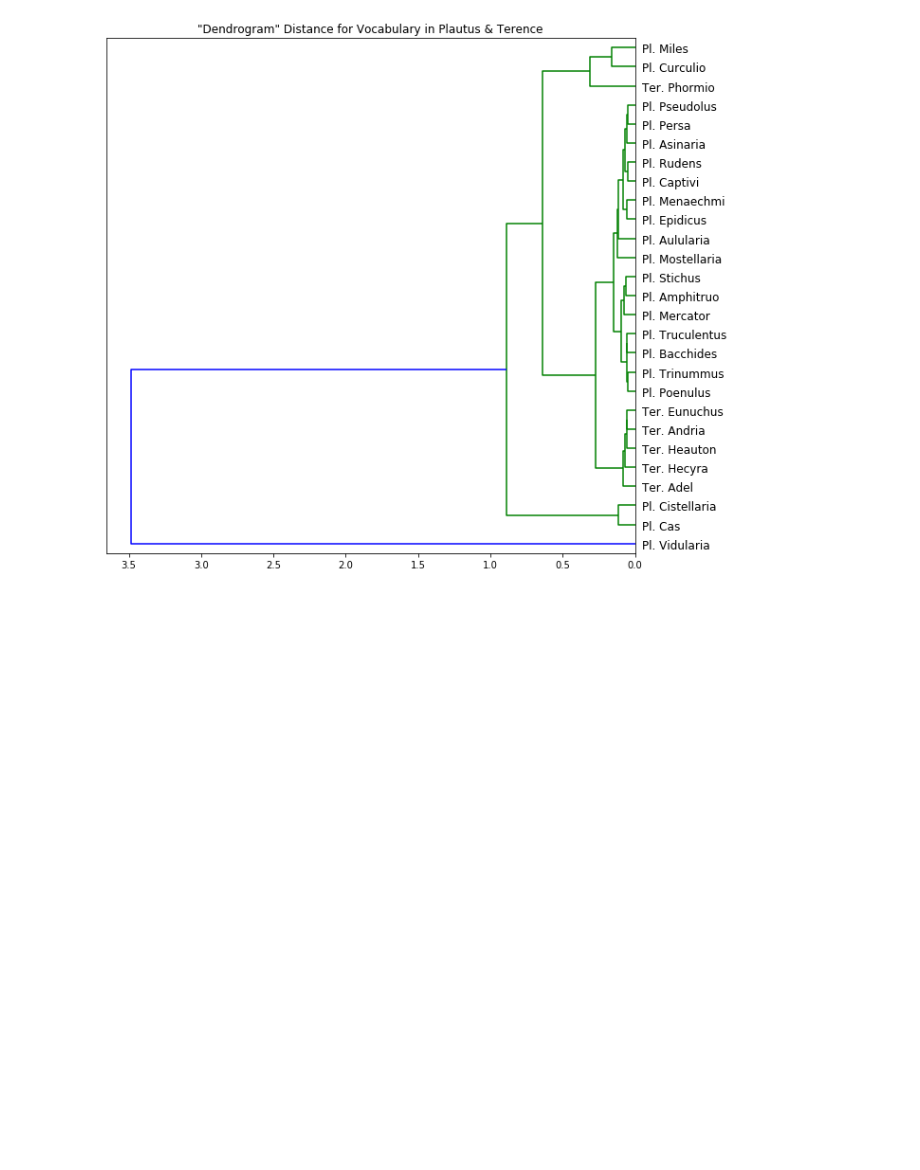
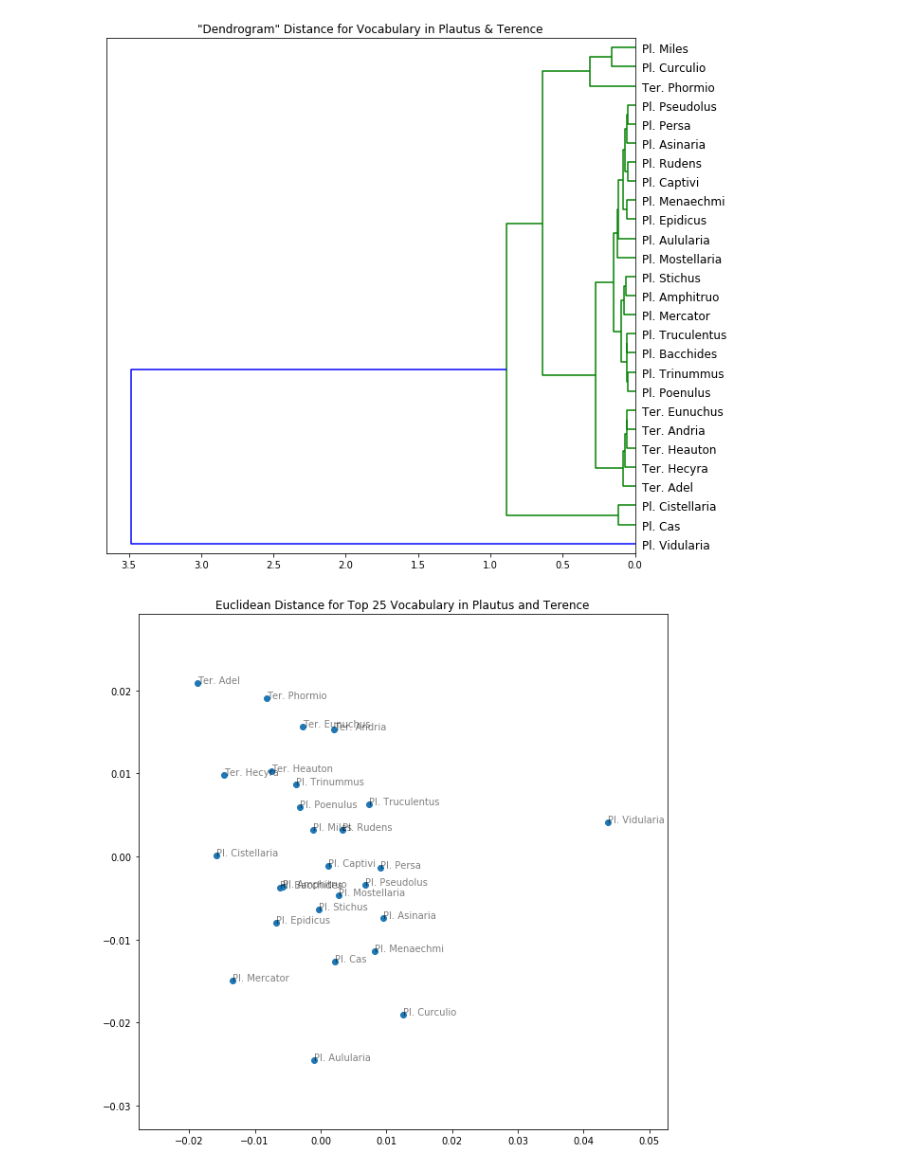
Before and after one commit to diyclassics/ll-experiments, a Jupyter notebook: consistency.ipynb, the cells around one changed output. Cells and saved outputs as stored; diff of their text form; code cells hidden in the pictures; blank space fills up the shorter version.

```diff
--- a/consistency.ipynb
+++ b/consistency.ipynb
@@ -188,7 +187,6 @@ from scipy.cluster.hierarchy import ward, dendrogram
 linkage_matrix = ward(dist)
 
 texts = plautus_lemmatized_texts + terence_lemmatized_texts
-titles = plautus_titles + terence_titles
 
 dtm = vectorizer.fit_transform(texts)
 dtm = dtm.toarray()
@@ -204,3 +202,44 @@ dendrogram(linkage_matrix, orientation="left", labels=titles, leaf_font_size=12)
 plt.show()
 # %% [output]
 [figure]
+# %%
+# Limit lemmas to top x lemmas
+top = 25
+
+top_lemmas = [item[0] for item in Counter(lemmas_flat).most_common(top)]
+
+plautus_lemmas_top = [[lemma for lemma in lemmas if lemma in top_lemmas] for lemmas in plautus_lemmas]
+terence_lemmas_top = [[lemma for lemma in lemmas if lemma in top_lemmas] for lemmas in terence_lemmas]
+# %%
+plautus_lemmatized_top_texts = [" ".join(lemmas) for lemmas in plautus_lemmas_top]
+terence_lemmatized_top_texts = [" ".join(lemmas) for lemmas in terence_lemmas_top]
+# %%
+texts = plautus_lemmatized_top_texts + terence_lemmatized_top_texts
+
+# Obviously for a complete work, the matrix is much larger (and more
+# sparse, i.e. lots of zeroes).
+
+dtm = vectorizer.fit_transform(texts)
+dtm = dtm.toarray()
+vocab = np.array(vectorizer.get_feature_names())
+
+# Compute Euclidean distance across the document-term matrix
+dist = 1 - cosine_similarity(dtm)
+
+# Reduce dimensionality
+mds = MDS(n_components=2, dissimilarity='precomputed', random_state=1)
+
+# Get coordinates
+pos = mds.fit_transform(dist)
+xs, ys = pos[:,0], pos[:,1]
+# %%
+# Create scatterplot
+
+plt.figure(figsize=(10,10))
+plt.title(f'Euclidean Distance for Top {top} Vocabulary in Plautus and Terence')
+plt.scatter(xs, ys, cmap='spring')
+for x, y, name in zip(xs, ys, titles):
+    plt.text(x,y,name,alpha=0.5,fontsize=10)
+plt.show()
+# %% [output]
+[figure, added]
```
Also changed, not shown: parts of 4 cells of this notebook.
